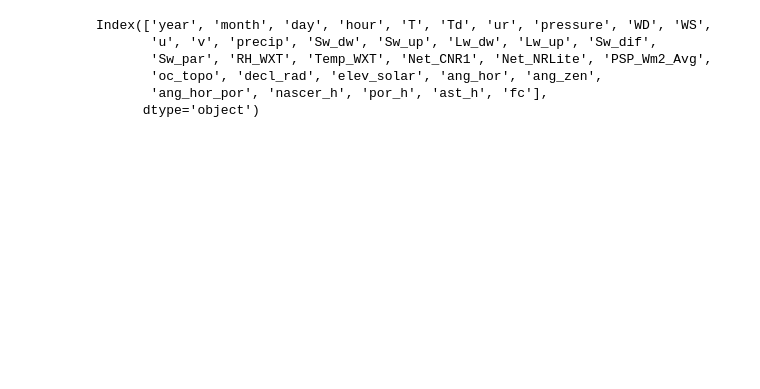
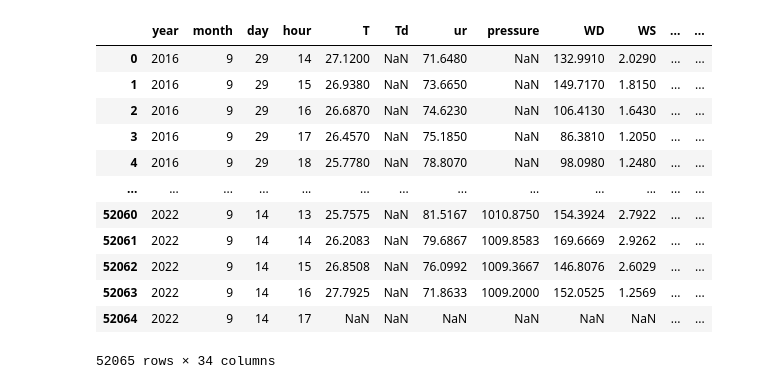
Before and after one commit to igordantasgf/analise_dados_microambientais, a Jupyter notebook: estudos1.ipynb, the cells around one changed output. Cells and saved outputs as stored; diff of their text form; code cells hidden in the pictures; blank space fills up the shorter version.

```diff
--- a/estudos1.ipynb
+++ b/estudos1.ipynb
@@ -6,11 +8,20 @@ import matplotlib.pyplot as plt
 # %%
 data_path = '/content/drive/MyDrive/Bolsa - Edson/estudos/Pasta sem nome/labmim_completo_2016_2022.dat'
 frame = pd.read_csv(data_path, sep=';')
+tempo = list(zip(frame['year'],frame['month'],frame['day'],frame['hour']))
 frame.columns
+frame
 # %% [output]
+|  | year | month | day | hour | T | Td | ur | pressure | WD | WS | ... | ... |
+| 0 | 2016 | 9 | 29 | 14 | 27.1200 | NaN | 71.6480 | NaN | 132.9910 | 2.0290 | ... | ... |
+| 1 | 2016 | 9 | 29 | 15 | 26.9380 | NaN | 73.6650 | NaN | 149.7170 | 1.8150 | ... | ... |
+| 2 | 2016 | 9 | 29 | 16 | 26.6870 | NaN | 74.6230 | NaN | 106.4130 | 1.6430 | ... | ... |
+| 3 | 2016 | 9 | 29 | 17 | 26.4570 | NaN | 75.1850 | NaN | 86.3810 | 1.2050 | ... | ... |
+| 4 | 2016 | 9 | 29 | 18 | 25.7780 | NaN | 78.8070 | NaN | 98.0980 | 1.2480 | ... | ... |
+| ... | ... | ... | ... | ... | ... | ... | ... | ... | ... | ... | ... | ... |
+| 52060 | 2022 | 9 | 14 | 13 | 25.7575 | NaN | 81.5167 | 1010.8750 | 154.3924 | 2.7922 | ... | ... |
+| 52061 | 2022 | 9 | 14 | 14 | 26.2083 | NaN | 79.6867 | 1009.8583 | 169.6669 | 2.9262 | ... | ... |
+| 52062 | 2022 | 9 | 14 | 15 | 26.8508 | NaN | 76.0992 | 1009.3667 | 146.8076 | 2.6029 | ... | ... |
+| 52063 | 2022 | 9 | 14 | 16 | 27.7925 | NaN | 71.8633 | 1009.2000 | 152.0525 | 1.2569 | ... | ... |
+| 52064 | 2022 | 9 | 14 | 17 | NaN | NaN | NaN | NaN | NaN | NaN | ... | ... |
-Index(['year', 'month', 'day', 'hour', 'T', 'Td', 'ur', 'pressure', 'WD', 'WS',
-       'u', 'v', 'precip', 'Sw_dw', 'Sw_up', 'Lw_dw', 'Lw_up', 'Sw_dif',
-       'Sw_par', 'RH_WXT', 'Temp_WXT', 'Net_CNR1', 'Net_NRLite', 'PSP_Wm2_Avg',
-       'oc_topo', 'decl_rad', 'elev_solar', 'ang_hor', 'ang_zen',
-       'ang_hor_por', 'nascer_h', 'por_h', 'ast_h', 'fc'],
-      dtype='object')
+52065 rows × 34 columns
```
Also changed, not shown: parts of 7 cells of this notebook.
